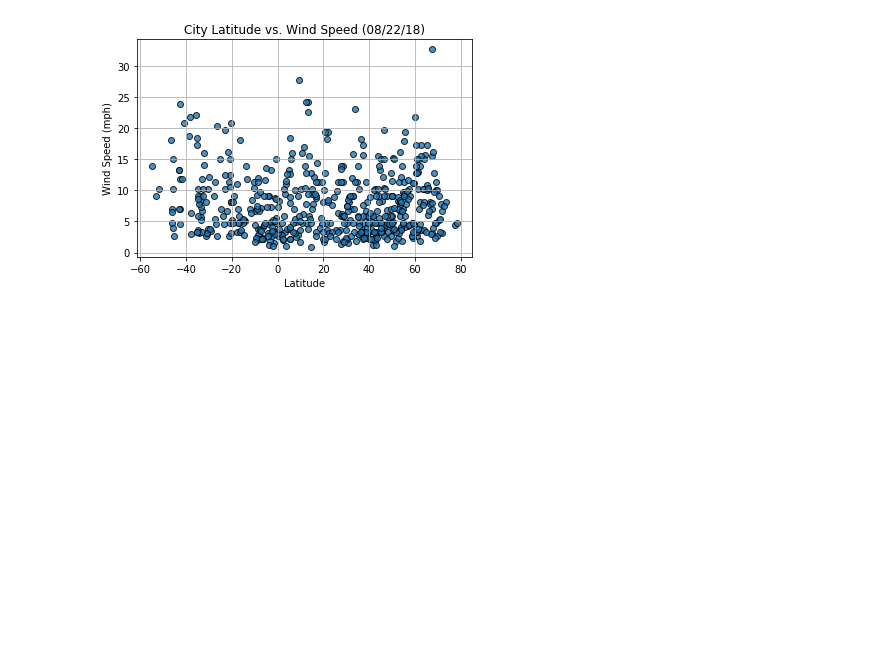
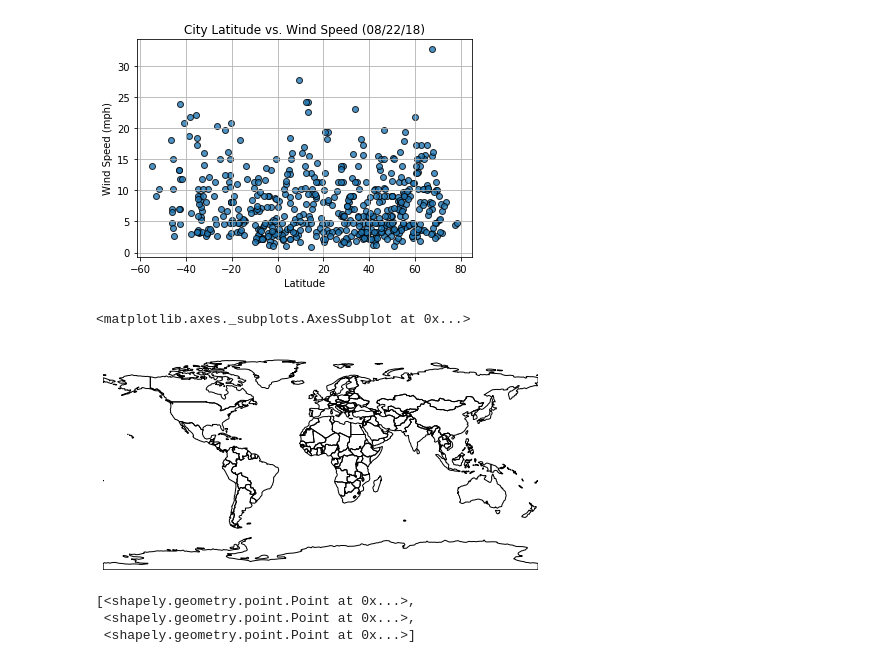
Before and after one commit to efrisch6/python-api-challenge, a Jupyter notebook: WeatherPy/WeatherPy.ipynb, the cells around one changed output. Drawn from its saved outputs; the diff is of its cells as text; code cells hidden in the pictures; blank space fills up the shorter version.

Commit message:
Added GeoPandas World Map with color gradient points and started working on Observations

```diff
--- a/WeatherPy/WeatherPy.ipynb
+++ b/WeatherPy/WeatherPy.ipynb
@@ -271,3 +282,26 @@ plt.savefig("output_data/wind_speed.png")
 # %%
 # %% [output]
 [figure]
+# %%
+world = geopandas.read_file(
+    geopandas.datasets.get_path('naturalearth_lowres')
+)
+boroughs = geopandas.read_file(
+    geoplot.datasets.get_path('nyc_boroughs')
+)
+collisions = geopandas.read_file(
+    geoplot.datasets.get_path('nyc_injurious_collisions')
+)
+# %%
+geoplot.polyplot(world, figsize=(8, 4))
+# %% [output]
+<matplotlib.axes._subplots.AxesSubplot at 0x...>
+[figure, added]
+# %%
+crs = {'init' :'epsg:4326'}
+geometry = [Point(xy) for xy in zip(df['Lng'], df["Lat"])]
+geometry[:3]
+# %% [output]
+[<shapely.geometry.point.Point at 0x...>,
+ <shapely.geometry.point.Point at 0x...>,
+ <shapely.geometry.point.Point at 0x...>]
```
Also changed, not shown: parts of 9 cells of this notebook, 6 other files.
